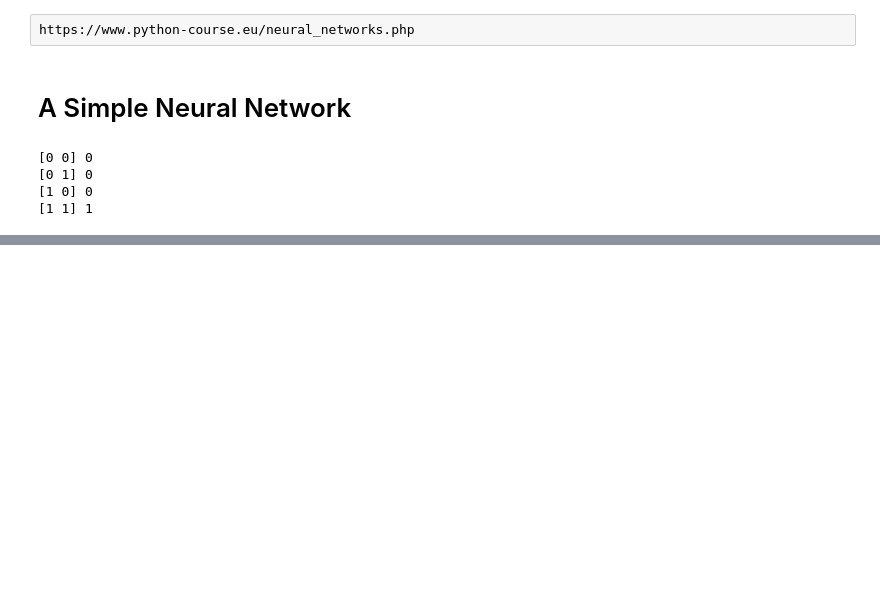
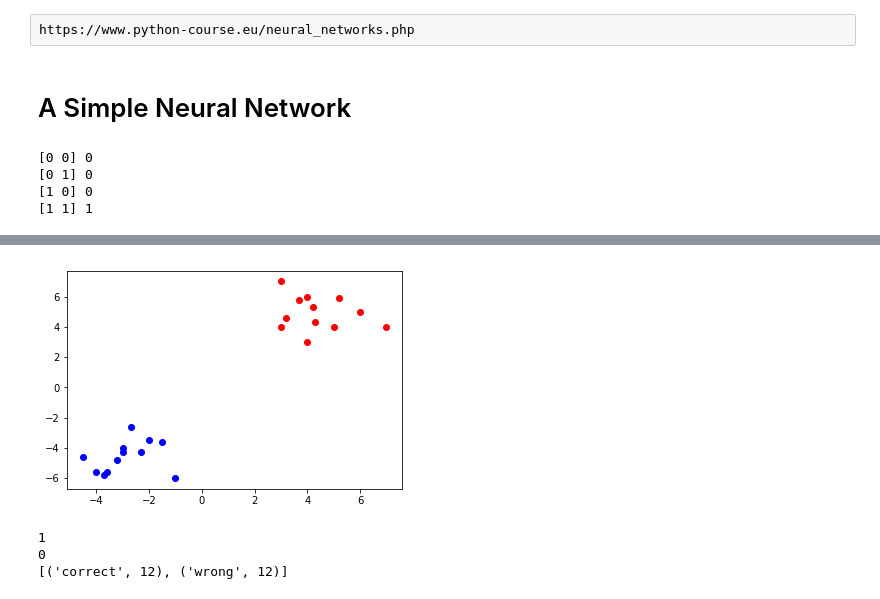
Before and after one commit to imran110219/Neural-Networks, a Jupyter notebook: A Simple Neural Network.ipynb, the cells around one changed output, grey strips where cells are left out. Drawn from its saved outputs; the diff is of its cells as text; code cells hidden in the pictures; blank space fills up the shorter version.

```diff
--- a/A Simple Neural Network.ipynb
+++ b/A Simple Neural Network.ipynb
@@ -96,0 +120,44 @@ print(evaluation.most_common())
+# %%
+from matplotlib import pyplot as plt
+class1 = [(3, 4), (4.2, 5.3), (4, 3), (6, 5), (4, 6), (3.7, 5.8),
+          (3.2, 4.6), (5.2, 5.9), (5, 4), (7, 4), (3, 7), (4.3, 4.3) ]
+class2 = [(-3, -4), (-2, -3.5), (-1, -6), (-3, -4.3), (-4, -5.6),
+          (-3.2, -4.8), (-2.3, -4.3), (-2.7, -2.6), (-1.5, -3.6),
+          (-3.6, -5.6), (-4.5, -4.6), (-3.7, -5.8) ]
+X, Y = zip(*class1)
+plt.scatter(X, Y, c="r")
+X, Y = zip(*class2)
+plt.scatter(X, Y, c="b")
+plt.show()
+# %% [output]
+[figure, added]
+# %%
+from itertools import chain
+p = Perceptron(2)
+def lin1(x):
+    return  x + 4
+for point in class1:
+    p.adjust(1,
+             p(point),
+             point)
+for point in class2:
+    p.adjust(0,
+             p(point),
+             point)
+
+evaluation = Counter()
+for point in chain(class1, class2):
+    if p(point) == 1:
+        evaluation["correct"] += 1
+    else:
+        evaluation["wrong"] += 1
+
+testpoints = [(3.9, 6.9), (-2.9, -5.9)]
+for point in testpoints:
+    print(p(point))
+
+print(evaluation.most_common())
+# %% [output]
+1
+0
+[('correct', 12), ('wrong', 12)]
```
Also changed, not shown: parts of 4 cells of this notebook.
